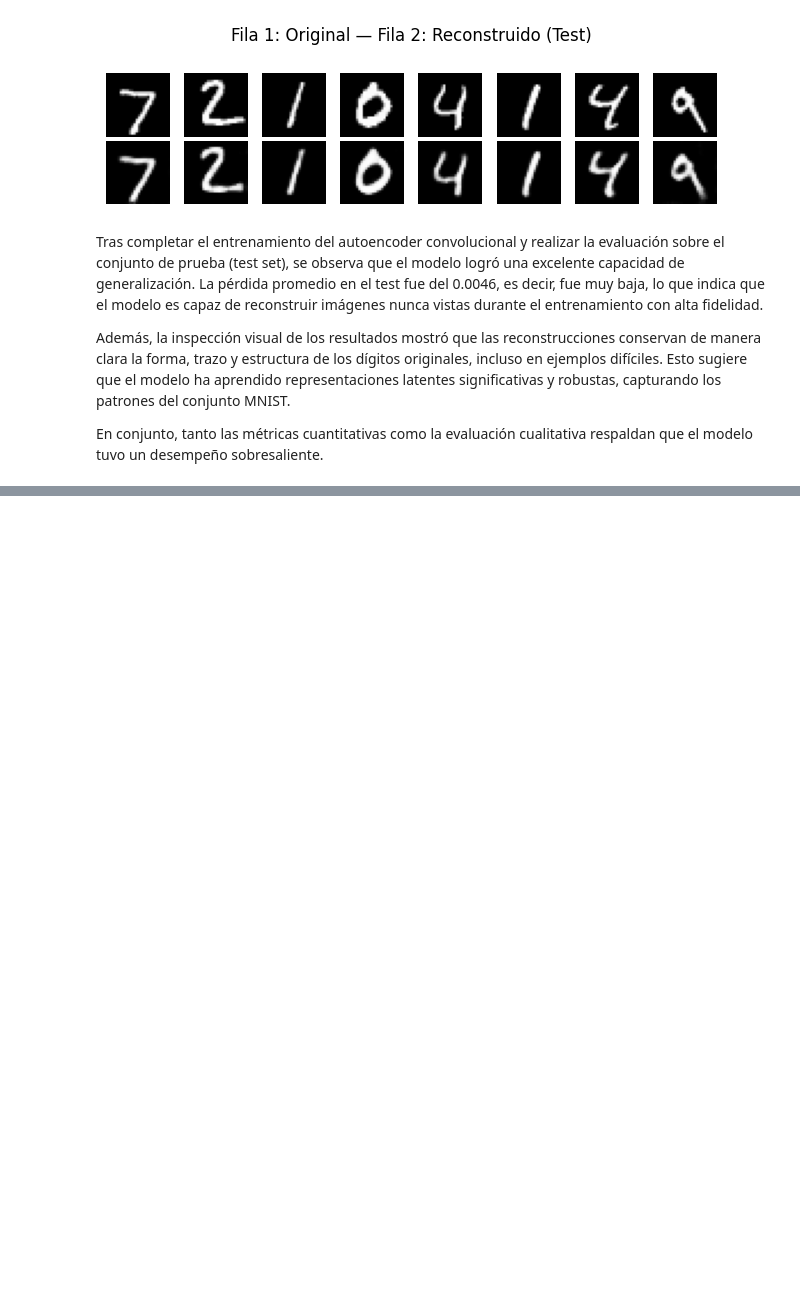
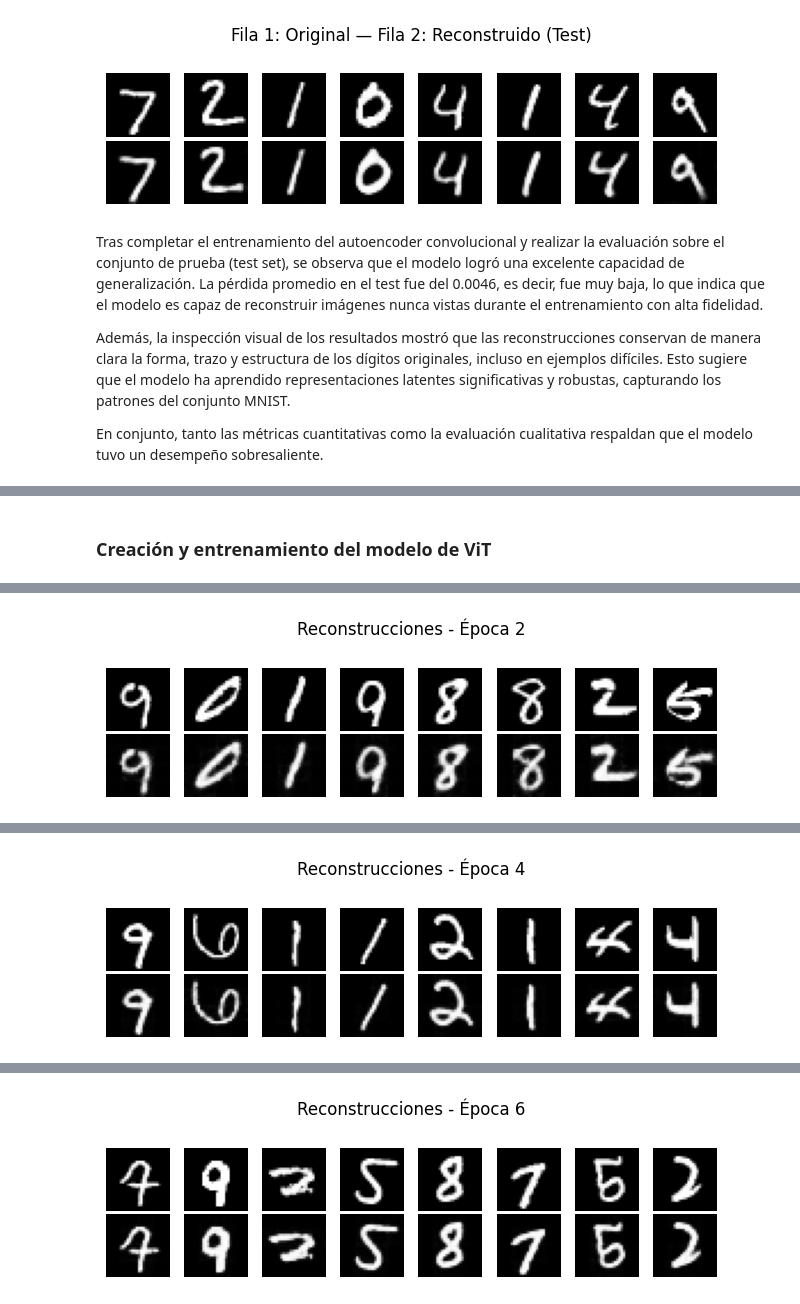
Before and after one commit to Jmurielm/ML_2, a Jupyter notebook: ML_2.ipynb, the cells around one changed output, grey strips where cells are left out. Drawn from its saved outputs; the diff is of its cells as text; code cells hidden in the pictures; blank space fills up the shorter version.

```diff
--- a/ML_2.ipynb
+++ b/ML_2.ipynb
@@ -243,0 +276,2 @@ En conjunto, tanto las métricas cuantitativas como la evaluación cualitativa r
+# %% [markdown]
+### Creación y entrenamiento del modelo de ViT
@@ -243,0 +326,70 @@ En conjunto, tanto las métricas cuantitativas como la evaluación cualitativa r
+# %%
+# Definimos nuevamente ciertos elementos para enfatizar en la implementación de ViT
+
+# Configuración del modelo, criterio y optimizador
+
+model_v = ViTAutoencoder()
+criterion = nn.MSELoss()
+optimizer = torch.optim.Adam(model_v.parameters(), lr=1e-3, weight_decay=1e-5)
+
+# Hiperparámetros de Graddient Accumulation
+
+accum_steps = 4
+num_epochs = 6
+# %%
+# Entrenamiento
+
+model_v.train()
+for epoch in range(num_epochs):
+    running_loss = 0.0
+    optimizer.zero_grad()
+
+    for i, (inputs, _) in enumerate(train_loader):
+        outputs = model_v(inputs)
+        loss = criterion(outputs, inputs) / accum_steps
+        loss.backward()
+
+        if (i + 1) % accum_steps == 0:
+            optimizer.step()
+            optimizer.zero_grad()
+
+        running_loss += loss.item() * accum_steps
+
+    avg_train_loss = running_loss / len(train_loader)
+
+    # Validación
+
+    model_v.eval()
+    val_loss = 0.0
+    with torch.no_grad():
+        for val_inputs, _ in val_loader:
+            val_outputs = model_v(val_inputs)
+            loss = criterion(val_outputs, val_inputs)
+            val_loss += loss.item() * val_inputs.size(0)
+
+    avg_val_loss = val_loss / len(val_loader.dataset)
+
+    print(f"Epoch [{epoch+1}/{num_epochs}] - Train Loss: {avg_train_loss:.4f} | Val Loss: {avg_val_loss:.4f}")
+
+    # Visualización cada 2 épocas
+
+    if (epoch + 1) % 2 == 0:
+        with torch.no_grad():
+            sample_imgs, _ = next(iter(train_loader))
+            recon_imgs = model_v(sample_imgs)
+
+        N = 8
+        fig, axes = plt.subplots(2, N, figsize=(N * 0.8, 2.0))
+        fig.suptitle(f"Reconstrucciones - Época {epoch+1}", fontsize=12)
+
+        for j in range(N):
+            axes[0, j].imshow(sample_imgs[j].squeeze(), cmap='gray')
+            axes[0, j].axis('off')
+            axes[1, j].imshow(recon_imgs[j].squeeze(), cmap='gray')
+            axes[1, j].axis('off')
+
+        plt.tight_layout()
+        plt.show()
+
+    model_v.train()
+# %% [output]
@@ -243,0 +398 @@ En conjunto, tanto las métricas cuantitativas como la evaluación cualitativa r
+[figure, added]
@@ -243,0 +401 @@ En conjunto, tanto las métricas cuantitativas como la evaluación cualitativa r
+[figure, added]
@@ -243,0 +404 @@ En conjunto, tanto las métricas cuantitativas como la evaluación cualitativa r
+[figure, added]
```
Also changed, not shown: parts of 11 cells of this notebook, 1 other file.
